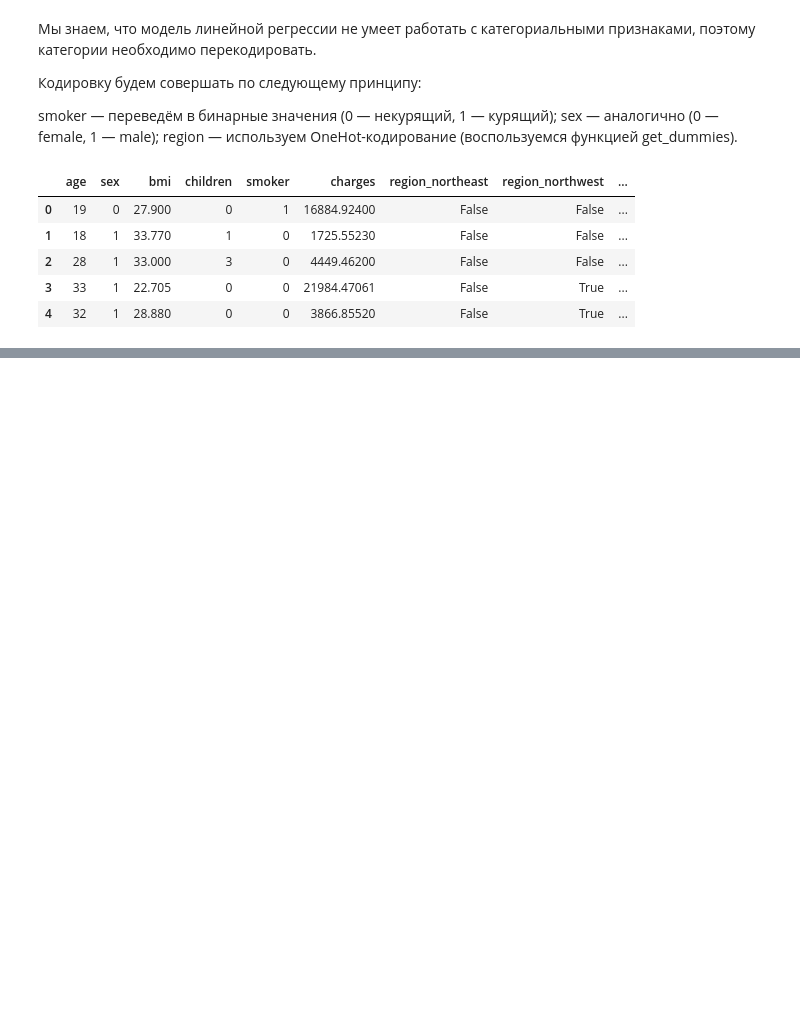
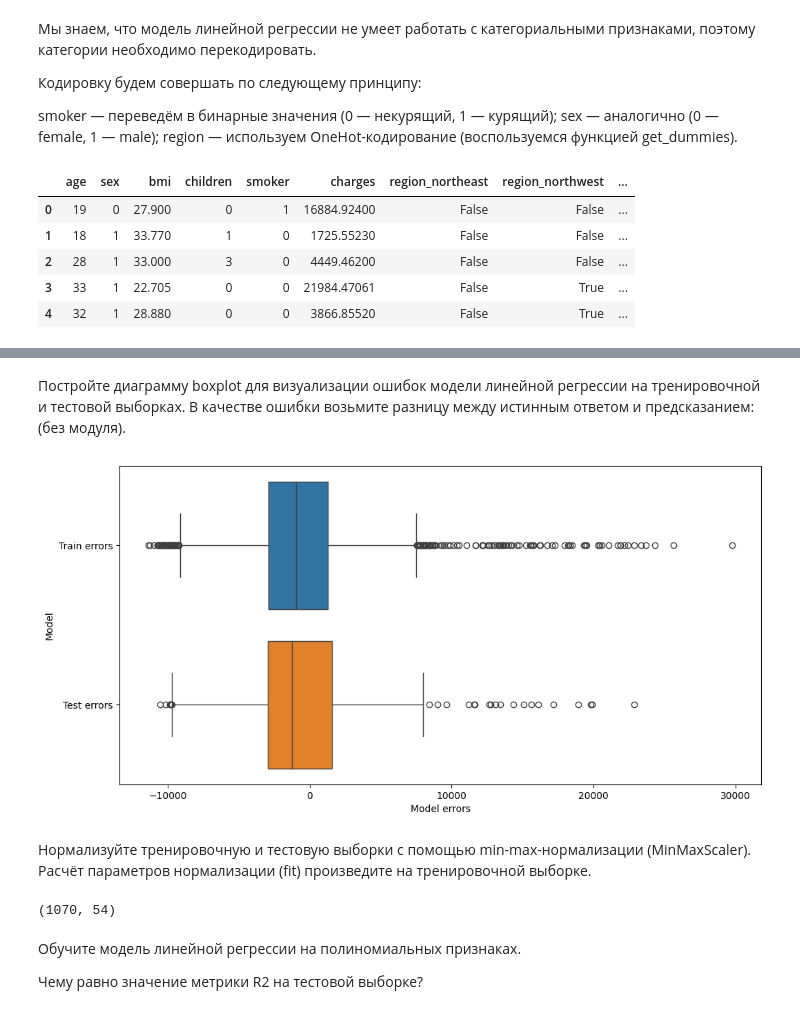
Before and after one commit to alexmoscar/new-rep-main, a Jupyter notebook: ML/ML_practise.ipynb, the cells around one changed output, grey strips where cells are left out. Drawn from its saved outputs; the diff is of its cells as text; code cells hidden in the pictures; blank space fills up the shorter version.

```diff
--- a/ML/ML_practise.ipynb
+++ b/ML/ML_practise.ipynb
@@ -50,0 +57,8 @@ X, y = data[features], data['charges']
+# %%
+from sklearn.model_selection import train_test_split
+#Разделяем выборку на тренировочную и тестовую в соотношении 80/20
+#Устанавливаем random_state для воспроизводимости результатов
+X_train, X_test, y_train, y_test = train_test_split(X, y, test_size=0.2, random_state=42)
+#Выводим результирующие размеры таблиц
+print('Train:', X_train.shape, y_train.shape)
+print('Test:', X_test.shape, y_test.shape)
@@ -50,0 +72,8 @@ X, y = data[features], data['charges']
+# %%
+lr_model = linear_model.LinearRegression()
+lr_model.fit(X_train, y_train)
+
+print(np.round(lr_model.intercept_, 2))
+
+y_train_predict = lr_model.predict(X_train)
+y_test_predict = lr_model.predict(X_test)
@@ -50,0 +109,40 @@ X, y = data[features], data['charges']
+# %% [markdown]
+Постройте диаграмму boxplot для визуализации ошибок модели линейной регрессии на тренировочной и тестовой выборках. В качестве ошибки возьмите разницу между истинным ответом и предсказанием:  (без модуля).
+# %%
+#Визуализируем ошибки
+fig, ax = plt.subplots(figsize=(12, 6)) #фигура + координатная плоскость
+#Ошибки модели на тренировочной выборке
+y_train_errors = y_train - lr_model.predict(X_train)
+#Ошибки модели на тестовой выборке
+y_test_errors = y_test - lr_model.predict(X_test)
+#Для удобства визуализации составим DataFrame из ошибок
+predict_df = pd.DataFrame(
+    {'Train errors': y_train_errors,
+     'Test errors': y_test_errors
+    }
+)
+#Строим boxplot для ошибок
+sns.boxplot(data=predict_df, orient='h', ax=ax)
+ax.set_xlabel('Model errors') #название оси абсцисс
+ax.set_ylabel('Model'); #название оси ординат
+# %% [output]
+[figure, added]
+# %% [markdown]
+Нормализуйте тренировочную и тестовую выборки с помощью min-max-нормализации (MinMaxScaler). Расчёт параметров нормализации (fit) произведите на тренировочной выборке.
+# %%
+scaler = preprocessing.MinMaxScaler()
+scaler.fit(X_train)
+X_train_scaled = scaler.transform(X_train)
+X_test_scaled = scaler.transform(X_test)
+
+poly = preprocessing.PolynomialFeatures(degree=2, include_bias=False)
+poly.fit(X_train_scaled)
+X_train_scaled_poly = poly.transform(X_train_scaled)
+X_test_scaled_poly = poly.transform(X_test_scaled)
+print(X_train_scaled_poly.shape)
+# %% [output]
+(1070, 54)
+# %% [markdown]
+Обучите модель линейной регрессии на полиномиальных признаках.
+
+Чему равно значение метрики R2 на тестовой выборке?
```
Also changed, not shown: parts of 14 cells of this notebook.
